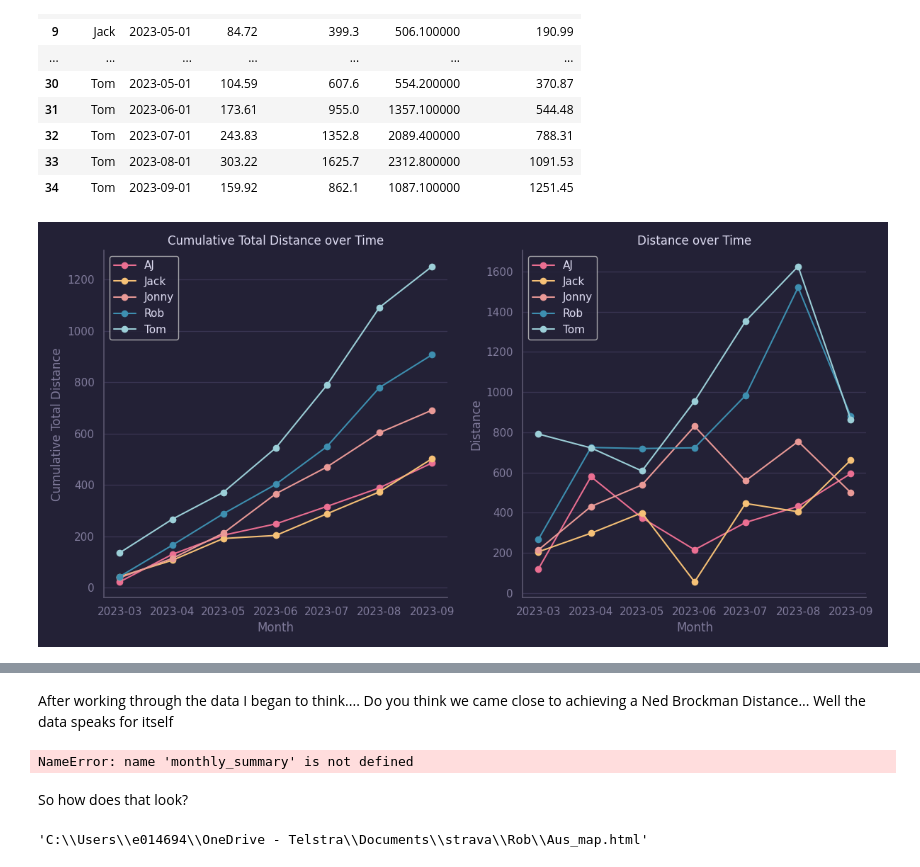
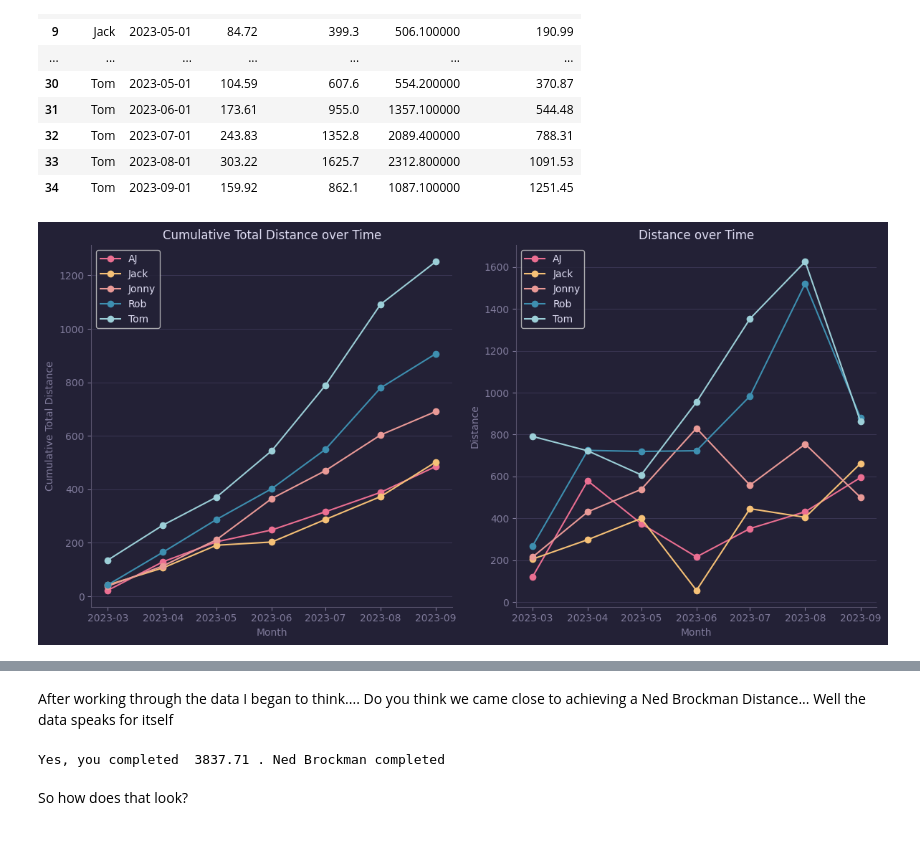
Before and after one commit to rcwylie/Marathon_Project, a Jupyter notebook: Strava_Data_Project.ipynb, the cells around one changed output, grey strips where cells are left out. Drawn from its saved outputs; the diff is of its cells as text; code cells hidden in the pictures; blank space fills up the shorter version.

```diff
--- a/Strava_Data_Project.ipynb
+++ b/Strava_Data_Project.ipynb
@@ -300,7 +319,7 @@ NameError: name 'rob_nike' is not defined
 ##### There are a couple ways to get this data from the API but the developer account asks for business information and doesn't look too hobbiest friendly. Instead just took an extract off the Connect website
 # %%
 # Read in Garmin Data
-rob_garmin = pd.read_csv(r"###\strava\Rob\rob_garmin.csv")
+rob_garmin = pd.read_csv(r"rob_reduced_data\rob_garmin.csv")
 
 # Select fields required
 rob_garmin = rob_garmin[[
@@ -330,7 +347,7 @@ NameError: name 'pd' is not defined
 ### Finally get the strava data
 # %%
 # Read strava csv saved from the api
-rob_strava = pd.read_csv(r"###\strava\Rob\rob_strava.csv")
+rob_strava = pd.read_csv(r"strava_reduced_data\rob_strava.csv")
 
 # Select required columns
 rob_strava = rob_strava[[
@@ -376,10 +393,10 @@ joined_data_rob.sort_values('moving_time')
 ## Everyone else....
 ##### This was very straight forward as all normal people just use one app
 # %%
-tom_data = pd.read_csv(r"####\Rob\tom_1_strava.csv")
-aj_data = pd.read_csv(r"###\strava\Rob\aj_strava.csv")
-jack_data = pd.read_csv(r"###\strava\Rob\jack_strava.csv")
-jonny_data = pd.read_csv(r"\strava\Rob\jonny_strava.csv")
+tom_data = pd.read_csv(r"strava_reduced_data\tom_1_strava.csv")
+aj_data = pd.read_csv(r"strava_reduced_data\aj_strava.csv")
+jack_data = pd.read_csv(r"strava_reduced_data\jack_strava.csv")
+jonny_data = pd.read_csv(r"strava_reduced_data\jonny_strava.csv")
 # %%
 # Clear Variable
 others_strava = []
@@ -523,4 +509,7 @@ Name: distance, Length: 170, dtype: float64
 # %%
+# Set the "rose-pine-moon" style (if available)
+plt.style.use('rose-pine-moon')
+
 # Plot
 plt.figure(figsize=(16, 10), dpi=50)
 calmap.calendarplot(
@@ -623,37 +611,34 @@ monthly_summary
 plt.style.use('rose-pine-moon')
 
 # Create subplots
 fig, axes = plt.subplots(1, 2, figsize=(12, 6))
 
 # Plot 1: Cumulative Total Distance over Time
 for runner in monthly_summary['Runner'].unique():
     df = monthly_summary[monthly_summary['Runner'] == runner]
     axes[0].plot(df['monthly'], df['Cumulative_Total'], label=runner, marker='o')
 
 # Plot 2: Distance over Time
 for runner in monthly_summary['Runner'].unique():
     df = monthly_summary[monthly_summary['Runner'] == runner]
     axes[1].plot(df['monthly'], df['Total_time_min'], label=runner, marker='o')
 
 # Set labels and titles
 axes[0].set_xlabel('Month')
 axes[0].set_ylabel('Cumulative Total Distance')
 axes[0].set_title('Cumulative Total Distance over Time')
 axes[0].legend(loc='upper left')
 
 axes[1].set_xlabel('Month')
 axes[1].set_ylabel('Distance')
 axes[1].set_title('Distance over Time')
 axes[1].legend(loc='upper left')
 
-# Enable hovering labels using mplcursors
-mplcursors.cursor(hover=True)
-
 # Adjust layout
 plt.tight_layout()
 plt.show()
 # %% [output]
-[figure, old version]
+[figure, new version]
 # %% [markdown]
 ![Figure 3.png](<attachment:Figure 3.png>)
 # %% [markdown]
@@ -665,13 +650,13 @@ total_distance = monthly_summary['Total_km'].sum()
 def is_ned_brockman(total_distance):
 
     if total_distance > 3800:
-        print ("Yes, you completed ", total_distance, ". Ned Brockman completed")
+        print ("Yes, you completed ", round(total_distance,2), ". Ned Brockman completed")
     else:
         print("No, you losers")
 
 is_ned_brockman(total_distance)
 # %% [output]
-NameError: name 'monthly_summary' is not defined
+Yes, you completed  3837.71 . Ned Brockman completed
 # %% [markdown]
 So how does that look?
 # %%
@@ -708,14 +693,5 @@ fig.update_layout(
 
 # Show the plot
 fig.show()
-
-
-# Specify the full file path to save the HTML file
-html_file_path = r"###\strava\Rob\Aus_map.html"
-
-# Export the figure as an HTML file to the specified path
-pyo.plot(fig, filename=html_file_path)
-# %% [output]
-'C:\\Users\\e014694\\OneDrive - Telstra\\Documents\\strava\\Rob\\Aus_map.html'
 # %% [markdown]
 ![newplot.png](attachment:newplot.png)
```
Also changed, not shown: parts of 18 cells of this notebook.
